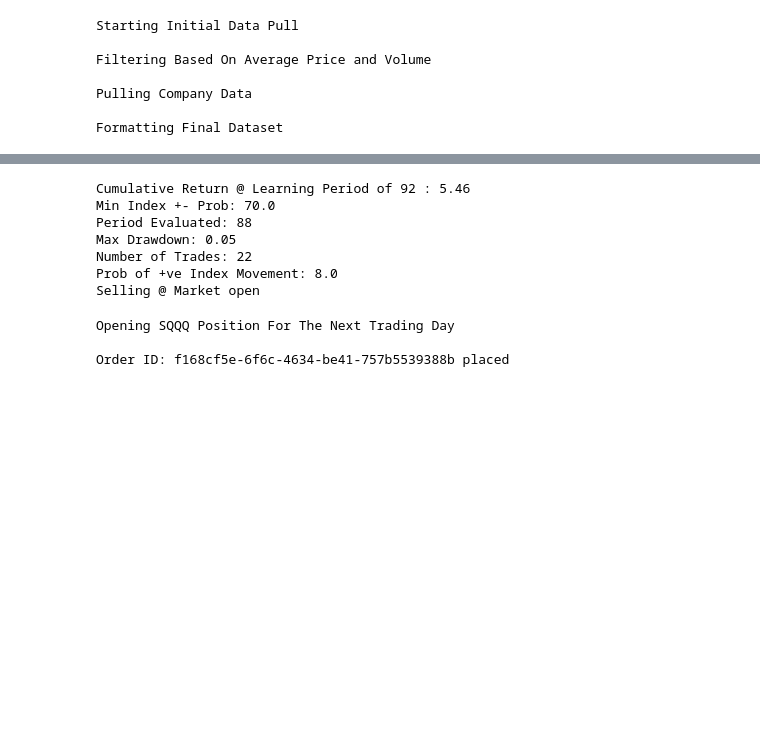
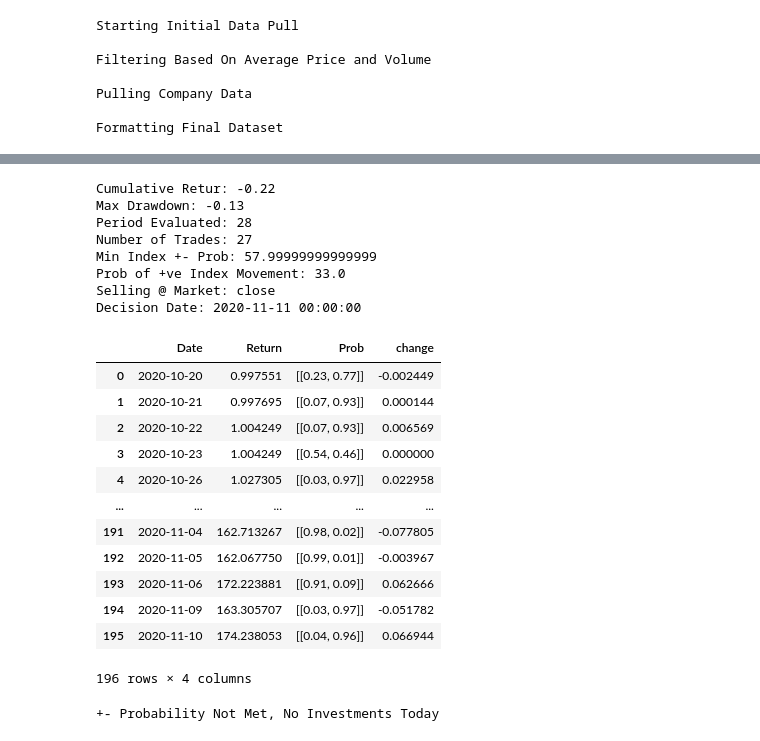
Before and after one commit to webclinic017/Stock-Strategy-Exploration, a Jupyter notebook: Python/Automated-Investing.ipynb, the cells around one changed output, grey strips where cells are left out. Drawn from its saved outputs; the diff is of its cells as text; code cells hidden in the pictures; blank space fills up the shorter version.

```diff
--- a/Python/Automated-Investing.ipynb
+++ b/Python/Automated-Investing.ipynb
@@ -348,19 +356,36 @@ Optimized_Results = Bayesian_Leveraged(
     Combined_Data,
     Combined_Index_Data,
     Index = "^NDX",
-    test_window = 90,
+    test_window = test_window,
     open_close=Sell_Time,
     pct = Positive_Prob,
     print_results = True
 )
 # %% [output]
-Cumulative Return @ Learning Period of 92 : 5.46
-Min Index +- Prob: 70.0
-Period Evaluated: 88
-Max Drawdown: 0.05
-Number of Trades: 22
-Prob of +ve Index Movement: 8.0
-Selling @ Market open
+Cumulative Retur: -0.22
+Max Drawdown: -0.13
+Period Evaluated: 28
+Number of Trades: 27
+Min Index +- Prob: 57.99999999999999
+Prob of +ve Index Movement: 33.0
+Selling @ Market: close
+Decision Date: 2020-11-11 00:00:00
+# %%
+Optimized_Results['running_ret']
+# %% [output]
+|  | Date | Return | Prob | change |
+| 0 | 2020-10-20 | 0.997551 | [[0.23, 0.77]] | -0.002449 |
+| 1 | 2020-10-21 | 0.997695 | [[0.07, 0.93]] | 0.000144 |
+| 2 | 2020-10-22 | 1.004249 | [[0.07, 0.93]] | 0.006569 |
+| 3 | 2020-10-23 | 1.004249 | [[0.54, 0.46]] | 0.000000 |
+| 4 | 2020-10-26 | 1.027305 | [[0.03, 0.97]] | 0.022958 |
+| ... | ... | ... | ... | ... |
+| 191 | 2020-11-04 | 162.713267 | [[0.98, 0.02]] | -0.077805 |
+| 192 | 2020-11-05 | 162.067750 | [[0.99, 0.01]] | -0.003967 |
+| 193 | 2020-11-06 | 172.223881 | [[0.91, 0.09]] | 0.062666 |
+| 194 | 2020-11-09 | 163.305707 | [[0.03, 0.97]] | -0.051782 |
+| 195 | 2020-11-10 | 174.238053 | [[0.04, 0.96]] | 0.066944 |
+196 rows × 4 columns
 # %%
 pos_prob = Optimized_Results['pp']/100
 
@@ -383,7 +408,7 @@ SQQQ_Current_Price = api.get_last_trade('SQQQ').price;
 S_Buy_Quantity = np.floor(Buying_Power/SQQQ_Current_Price);
 
 if datetime.now().hour >= 16 & datetime.now().hour < 18:
-## Checking Probability Conditions
+    ## Checking Probability Conditions
     if pos_prob > Positive_Prob:
         if 'SQQQ' in list(Current_Holdings.columns):
             print("Closing SQQQ Position")
@@ -449,7 +474,7 @@ if datetime.now().hour >= 16 & datetime.now().hour < 18:
                     side = 'sell',
                     Account = Account
                 )
-elif datetime.now().hour >= 9 & datetime.now().hour < 16:
+elif datetime.now().hour < 16 & Sell_Time == 'open':
     print("Closing Any Current Holdings")
     ## Closing Any Open Investments
     if 'TQQQ' in list(Current_Holdings.columns):
@@ -473,6 +498,4 @@ elif datetime.now().hour >= 9 & datetime.now().hour < 16:
 else:
     print("Outside of Tradable Market Hours")
 # %% [output]
-Opening SQQQ Position For The Next Trading Day
-
-Order ID: f168cf5e-6f6c-4634-be41-757b5539388b placed
++- Probability Not Met, No Investments Today
```
Also changed, not shown: parts of 8 cells of this notebook, 3 other files.
